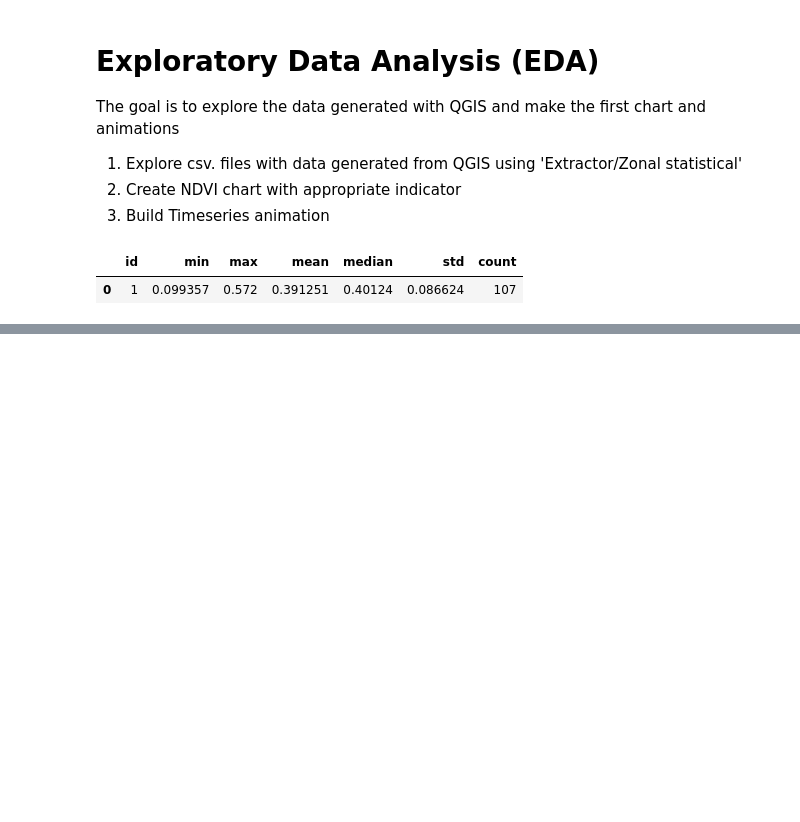
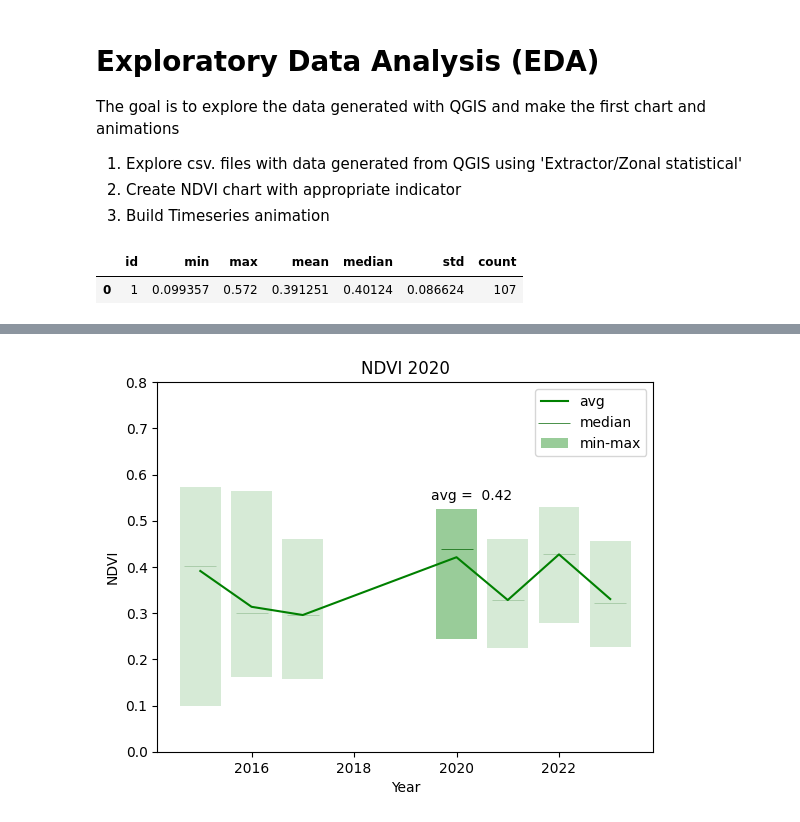
Before and after one commit to NatchosR/Triibo-NDVI, a Jupyter notebook: EDA.ipynb, the cells around one changed output, grey strips where cells are left out. Cells and saved outputs as stored; diff of their text form; code cells hidden in the pictures; blank space fills up the shorter version.

```diff
--- a/EDA.ipynb
+++ b/EDA.ipynb
@@ -16,0 +224,4 @@ df2015
+# %%
+highlight_NDVI_year(df_ndvi, 2020)
+# %% [output]
+[figure, added]
```
Also changed, not shown: parts of 40 cells of this notebook, 24 other files.
